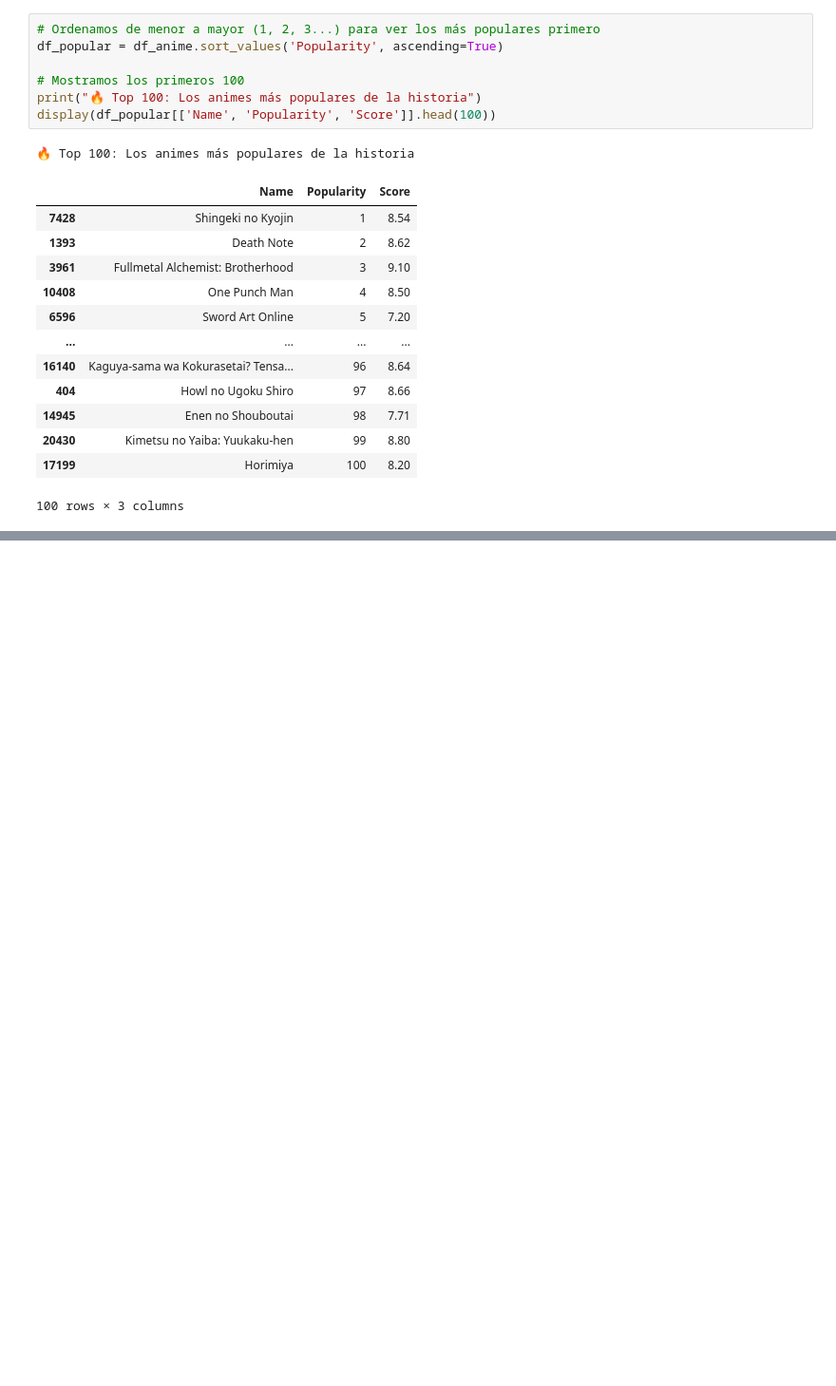
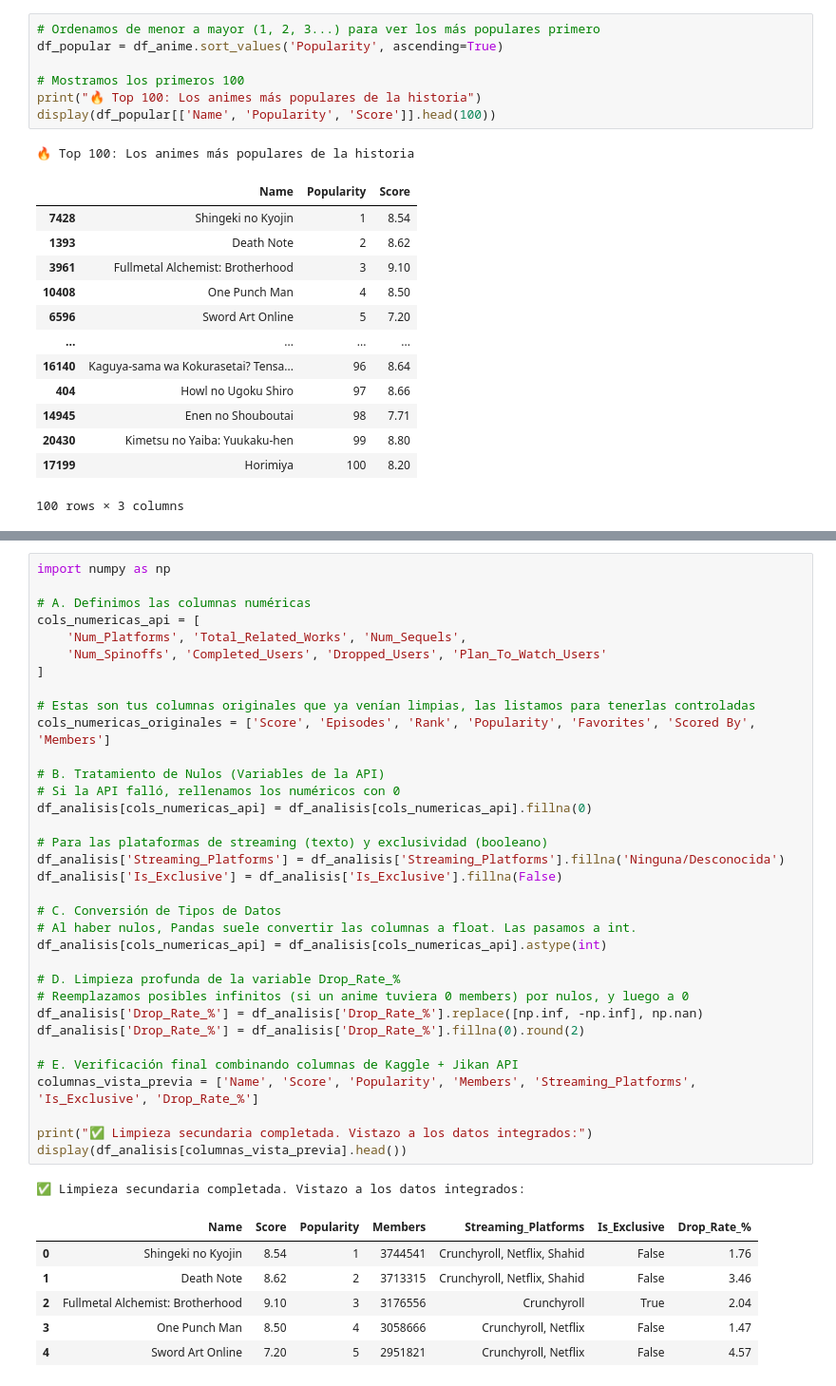
Before and after one commit to GabriTenreiro/TaskEDA, a Jupyter notebook: anime_notebook.ipynb, the cells around one changed output, grey strips where cells are left out. Shown at 95% size. Cells and saved outputs as stored; diff of their text form; blank space fills up the shorter version.

```diff
--- a/anime_notebook.ipynb
+++ b/anime_notebook.ipynb
@@ -468,0 +307,42 @@ Passing `palette` without assigning `hue` is deprecated and will be removed in v
+# %%
+import numpy as np
+
+# A. Definimos las columnas numéricas
+cols_numericas_api = [
+    'Num_Platforms', 'Total_Related_Works', 'Num_Sequels',
+    'Num_Spinoffs', 'Completed_Users', 'Dropped_Users', 'Plan_To_Watch_Users'
+]
+
+# Estas son tus columnas originales que ya venían limpias, las listamos para tenerlas controladas
+cols_numericas_originales = ['Score', 'Episodes', 'Rank', 'Popularity', 'Favorites', 'Scored By', 'Members']
+
+# B. Tratamiento de Nulos (Variables de la API)
+# Si la API falló, rellenamos los numéricos con 0
+df_analisis[cols_numericas_api] = df_analisis[cols_numericas_api].fillna(0)
+
+# Para las plataformas de streaming (texto) y exclusividad (booleano)
+df_analisis['Streaming_Platforms'] = df_analisis['Streaming_Platforms'].fillna('Ninguna/Desconocida')
+df_analisis['Is_Exclusive'] = df_analisis['Is_Exclusive'].fillna(False)
+
+# C. Conversión de Tipos de Datos
+# Al haber nulos, Pandas suele convertir las columnas a float. Las pasamos a int.
+df_analisis[cols_numericas_api] = df_analisis[cols_numericas_api].astype(int)
+
+# D. Limpieza profunda de la variable Drop_Rate_%
+# Reemplazamos posibles infinitos (si un anime tuviera 0 members) por nulos, y luego a 0
+df_analisis['Drop_Rate_%'] = df_analisis['Drop_Rate_%'].replace([np.inf, -np.inf], np.nan)
+df_analisis['Drop_Rate_%'] = df_analisis['Drop_Rate_%'].fillna(0).round(2)
+
+# E. Verificación final combinando columnas de Kaggle + Jikan API
+columnas_vista_previa = ['Name', 'Score', 'Popularity', 'Members', 'Streaming_Platforms', 'Is_Exclusive', 'Drop_Rate_%']
+
+print("✅ Limpieza secundaria completada. Vistazo a los datos integrados:")
+display(df_analisis[columnas_vista_previa].head())
+# %% [output]
+✅ Limpieza secundaria completada. Vistazo a los datos integrados:
+|  | Name | Score | Popularity | Members | Streaming_Platforms | Is_Exclusive | Drop_Rate_% |
+| 0 | Shingeki no Kyojin | 8.54 | 1 | 3744541 | Crunchyroll, Netflix, Shahid | False | 1.76 |
+| 1 | Death Note | 8.62 | 2 | 3713315 | Crunchyroll, Netflix, Shahid | False | 3.46 |
+| 2 | Fullmetal Alchemist: Brotherhood | 9.10 | 3 | 3176556 | Crunchyroll | True | 2.04 |
+| 3 | One Punch Man | 8.50 | 4 | 3058666 | Crunchyroll, Netflix | False | 1.47 |
+| 4 | Sword Art Online | 7.20 | 5 | 2951821 | Crunchyroll, Netflix | False | 4.57 |
```
Also changed, not shown: parts of 20 cells of this notebook, 1 other file.
